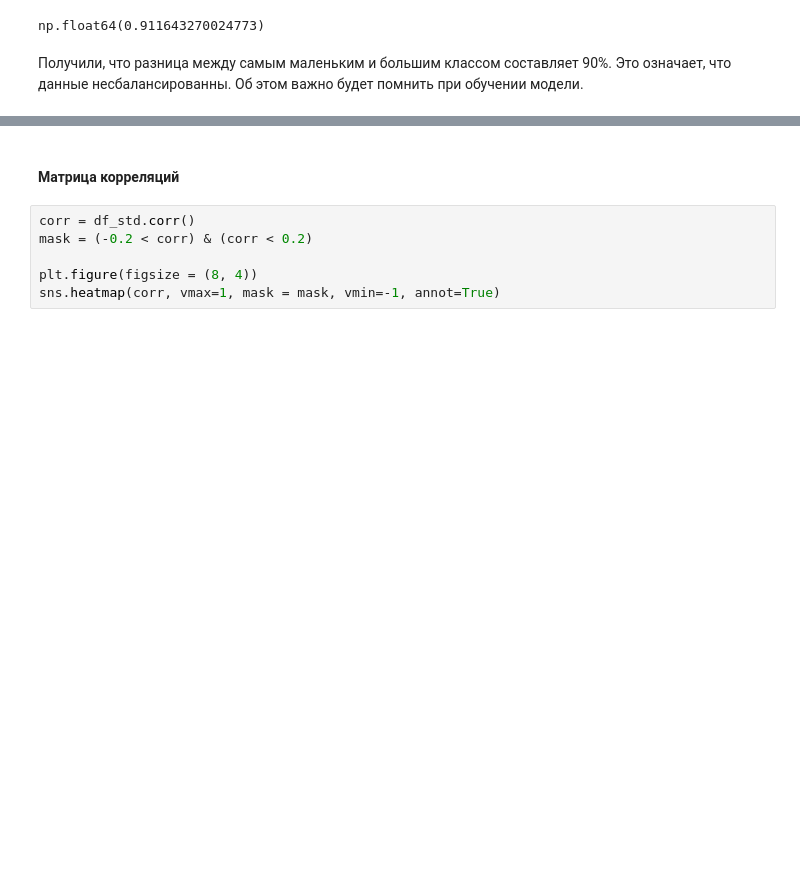
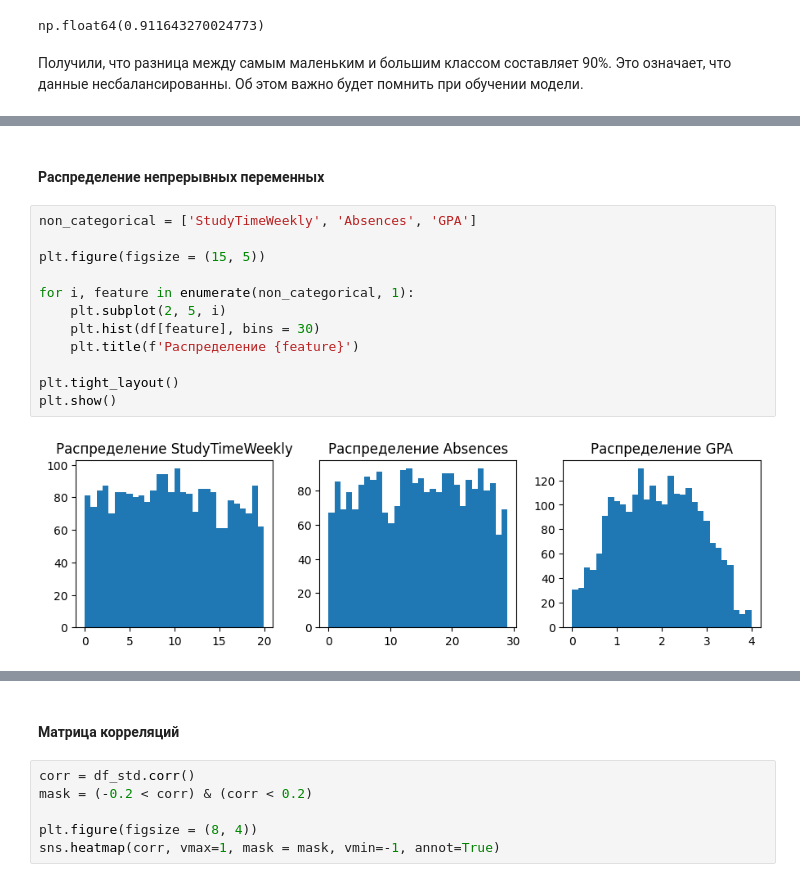
Before and after one commit to Tsygaika/Students-Performance, a Jupyter notebook: Students Performance.ipynb, the cells around one changed output, grey strips where cells are left out. Saved outputs shown, nothing was run; the diff lists cells and outputs as text; blank space fills up the shorter version.

```diff
--- a/Students Performance.ipynb
+++ b/Students Performance.ipynb
@@ -87,0 +112,16 @@ np.float64(0.911643270024773)
+# %% [markdown]
+#### Распределение непрерывных переменных
+# %%
+non_categorical = ['StudyTimeWeekly', 'Absences', 'GPA']
+
+plt.figure(figsize = (15, 5))
+
+for i, feature in enumerate(non_categorical, 1):
+    plt.subplot(2, 5, i)
+    plt.hist(df[feature], bins = 30)
+    plt.title(f'Распределение {feature}')
+
+plt.tight_layout()
+plt.show()
+# %% [output]
+[figure, added]
```
Also changed, not shown: parts of 15 cells of this notebook.
